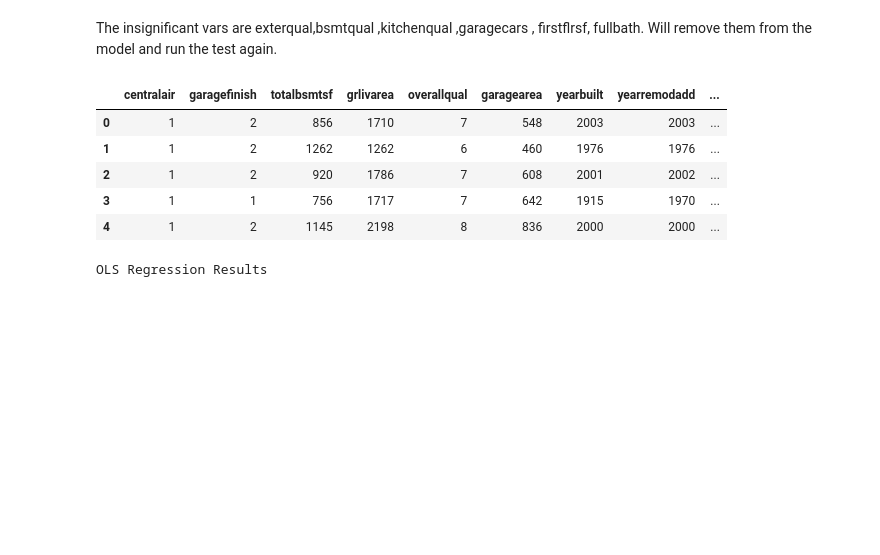
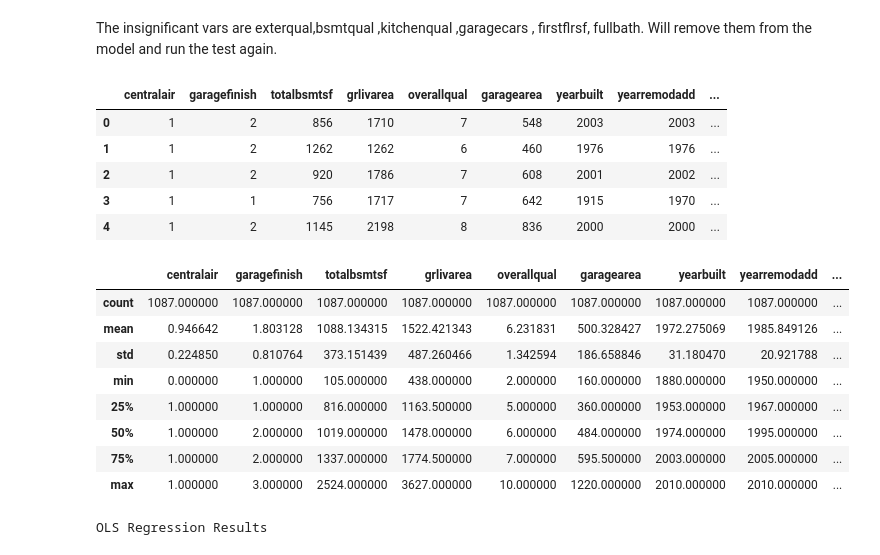
Before and after one commit to mgalaviz1/my_work, a Jupyter notebook: week6_linear_regression/Assignment_Predicting_house_prices.ipynb, the cells around one changed output. Saved outputs shown, nothing was run; the diff lists cells and outputs as text; code cells hidden in the pictures; blank space fills up the shorter version.

```diff
--- a/week6_linear_regression/Assignment_Predicting_house_prices.ipynb
+++ b/week6_linear_regression/Assignment_Predicting_house_prices.ipynb
@@ -734,6 +736,18 @@ df_cleaned2.head()
 | 2 | 1 | 2 | 920 | 1786 | 7 | 608 | 2001 | 2002 | ... |
 | 3 | 1 | 1 | 756 | 1717 | 7 | 642 | 1915 | 1970 | ... |
 | 4 | 1 | 2 | 1145 | 2198 | 8 | 836 | 2000 | 2000 | ... |
+# %%
+df_cleaned2.describe()
+# %% [output]
+|  | centralair | garagefinish | totalbsmtsf | grlivarea | overallqual | garagearea | yearbuilt | yearremodadd | ... |
+| count | 1087.000000 | 1087.000000 | 1087.000000 | 1087.000000 | 1087.000000 | 1087.000000 | 1087.000000 | 1087.000000 | ... |
+| mean | 0.946642 | 1.803128 | 1088.134315 | 1522.421343 | 6.231831 | 500.328427 | 1972.275069 | 1985.849126 | ... |
+| std | 0.224850 | 0.810764 | 373.151439 | 487.260466 | 1.342594 | 186.658846 | 31.180470 | 20.921788 | ... |
+| min | 0.000000 | 1.000000 | 105.000000 | 438.000000 | 2.000000 | 160.000000 | 1880.000000 | 1950.000000 | ... |
+| 25% | 1.000000 | 1.000000 | 816.000000 | 1163.500000 | 5.000000 | 360.000000 | 1953.000000 | 1967.000000 | ... |
+| 50% | 1.000000 | 2.000000 | 1019.000000 | 1478.000000 | 6.000000 | 484.000000 | 1974.000000 | 1995.000000 | ... |
+| 75% | 1.000000 | 2.000000 | 1337.000000 | 1774.500000 | 7.000000 | 595.500000 | 2003.000000 | 2005.000000 | ... |
+| max | 1.000000 | 3.000000 | 2524.000000 | 3627.000000 | 10.000000 | 1220.000000 | 2010.000000 | 2010.000000 | ... |
 # %%
 X2 = df_cleaned2.drop(columns=['log_saleprice'])
 # %%
```
Also changed, not shown: parts of 15 cells of this notebook.
